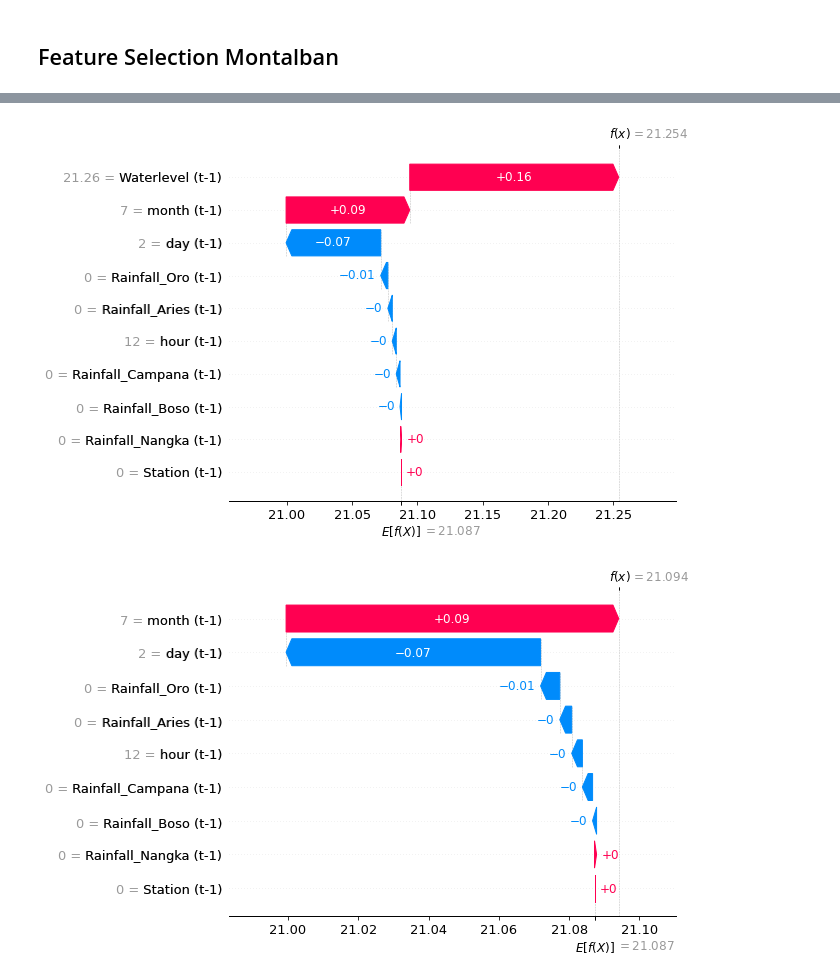
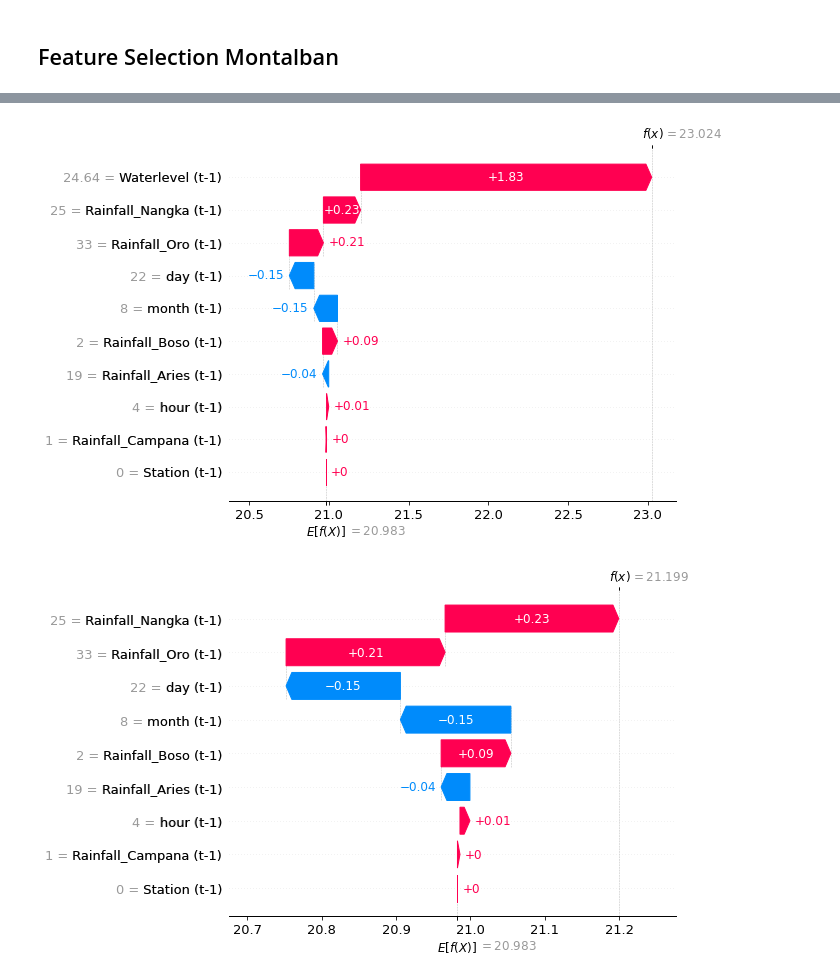
Before and after one commit to NeilQue/dsci_thesis, a Jupyter notebook: Modelling/anns_window_1_full_dataset.ipynb, the cells around one changed output, grey strips where cells are left out. Cells and saved outputs as stored; diff of their text form; code cells hidden in the pictures.

```diff
--- a/Modelling/anns_window_1_full_dataset.ipynb
+++ b/Modelling/anns_window_1_full_dataset.ipynb
@@ -450,0 +457,10 @@ tf.Tensor(
+# %%
+# Get all test data
+jer = []
+for inputs, _ in sto_nino_window.test.take(1):  # Take all test data
+    batch_data = inputs.numpy()
+    jer.append(batch_data)
+jer = np.concatenate(jer, axis=0)  # Combine batches
+
+# Flatten the test data
+jer_flat = jer.reshape(jer.shape[0], -1)
@@ -457,3 +483,12 @@ for x, _ in sto_nino_window.test:
         sto_nino_y_pred.append(predictions[i])
 
 sto_nino_y_pred = np.array(sto_nino_y_pred).reshape(sto_nino_y_true.shape)
+# %%
+test_pred = []
+
+for x, _ in sto_nino_window.test.take(1):
+    predictions_test = lstm_model(x)
+    for i in range(len(predictions_test)):
+        test_pred.append(predictions_test[i])
+
+test_pred
@@ -919,24 +981,24 @@ import numpy as np
 import matplotlib.pyplot as plt
 
 # Get training data for the background distribution
-train_data = []
+train_data_montalban = []
 for inputs, _ in montalban_window.train.take(50):
     batch_data = inputs.numpy()
-    train_data.append(batch_data)
-train_data = np.concatenate(train_data, axis=0)  # Combine batches
+    train_data_montalban.append(batch_data)
+train_data_montalban = np.concatenate(train_data_montalban, axis=0)  # Combine batches
 
 # Flatten the training data for the explainer
-train_data_flat = train_data.reshape(train_data.shape[0], -1)
+train_data_flat_montalban = train_data_montalban.reshape(train_data_montalban.shape[0], -1)
 
 # Get all test data
-test_data = []
-for inputs, _ in montalban_window.test:  # Take all test data
+test_data_montalban = []
+for inputs, _ in montalban_window.test.take(50):  # Take all test data
     batch_data = inputs.numpy()
-    test_data.append(batch_data)
-test_data = np.concatenate(test_data, axis=0)  # Combine batches
+    test_data_montalban.append(batch_data)
+test_data_montalban = np.concatenate(test_data_montalban, axis=0)  # Combine batches
 
 # Flatten the test data
-test_data_flat = test_data.reshape(test_data.shape[0], -1)
+test_data_flat_montalban = test_data_montalban.reshape(test_data_montalban.shape[0], -1)
 
 # Prediction function that returns a single value (last time step of water level)
 def predict_last_step(X):
@@ -954,10 +1016,10 @@ def predict_last_step(X):
     return preds[:, 0]  # Last time step, first feature (water level)
 
 # Create the explainer using training data as background
-explainer_montalban = shap.Explainer(predict_last_step, train_data_flat)
+explainer_montalban = shap.Explainer(predict_last_step, train_data_flat_montalban)
 
 # Calculate SHAP values for all test samples
-shap_values_montalban = explainer_montalban(test_data_flat)  # Directly call explainer on test data
+shap_values_montalban = explainer_montalban(test_data_flat_montalban)  # Directly call explainer on test data
 
 # Extract the SHAP values
 shap_values_array_montalban = shap_values_montalban.values  # Get the actual SHAP values
@@ -1184,29 +1234,29 @@ plt.show()
 # %%
 import shap
 
 # Select a specific test sample (e.g., first instance)
-sample_idx = 0
+sample_idx = 1216
 shap_single_montalban = shap_values_montalban[sample_idx]  # Extract SHAP values for one instance
 
 # Create feature name labels for each time step
 time_step_feature_names = []
 for t in range(montalban_window.input_width):
     for feature in feature_names:
         time_step_feature_names.append(f"{feature} (t-{montalban_window.input_width - t})")
 
 # Create SHAP waterfall plot for the chosen instance
 shap.waterfall_plot(shap.Explanation(values=shap_single_montalban.values,
                                      base_values=shap_single_montalban.base_values,
-                                     data=test_data_flat[sample_idx],
+                                     data=test_data_flat_montalban[sample_idx],
                                      feature_names=time_step_feature_names))
 # %% [output]
-[figure, old version]
+[figure, new version]
 # %%
 import shap
 import numpy as np
 
 # Select a specific test sample (e.g., first instance)
-sample_idx = 0
+sample_idx = 1216
 shap_single_montalban = shap_values_montalban[sample_idx]  # Extract SHAP values for one instance
 
 # Identify indices of "Waterlevel" in the feature list
@@ -1226,7 +1276,7 @@ waterlevel_indices = [i for i in range(len(time_step_feature_names)) if i % num_
 # Remove Waterlevel from SHAP values, feature names, and test sample data
 filtered_shap_values_montalban = np.delete(shap_single_montalban.values, waterlevel_indices)
 filtered_feature_names_montalban = [f for i, f in enumerate(time_step_feature_names) if i not in waterlevel_indices]
-filtered_test_data_montalban = np.delete(test_data_flat[sample_idx], waterlevel_indices)
+filtered_test_data_montalban = np.delete(test_data_flat_montalban[sample_idx], waterlevel_indices)
 
 # Create SHAP waterfall plot without "Waterlevel"
 shap.waterfall_plot(shap.Explanation(values=filtered_shap_values_montalban,
@@ -1234,4 +1284,4 @@ shap.waterfall_plot(shap.Explanation(values=filtered_shap_values_montalban,
                                      data=filtered_test_data_montalban,
                                      feature_names=filtered_feature_names_montalban))
 # %% [output]
-[figure, old version]
+[figure, new version]
```
Also changed, not shown: parts of 42 cells of this notebook, 10 other files.
